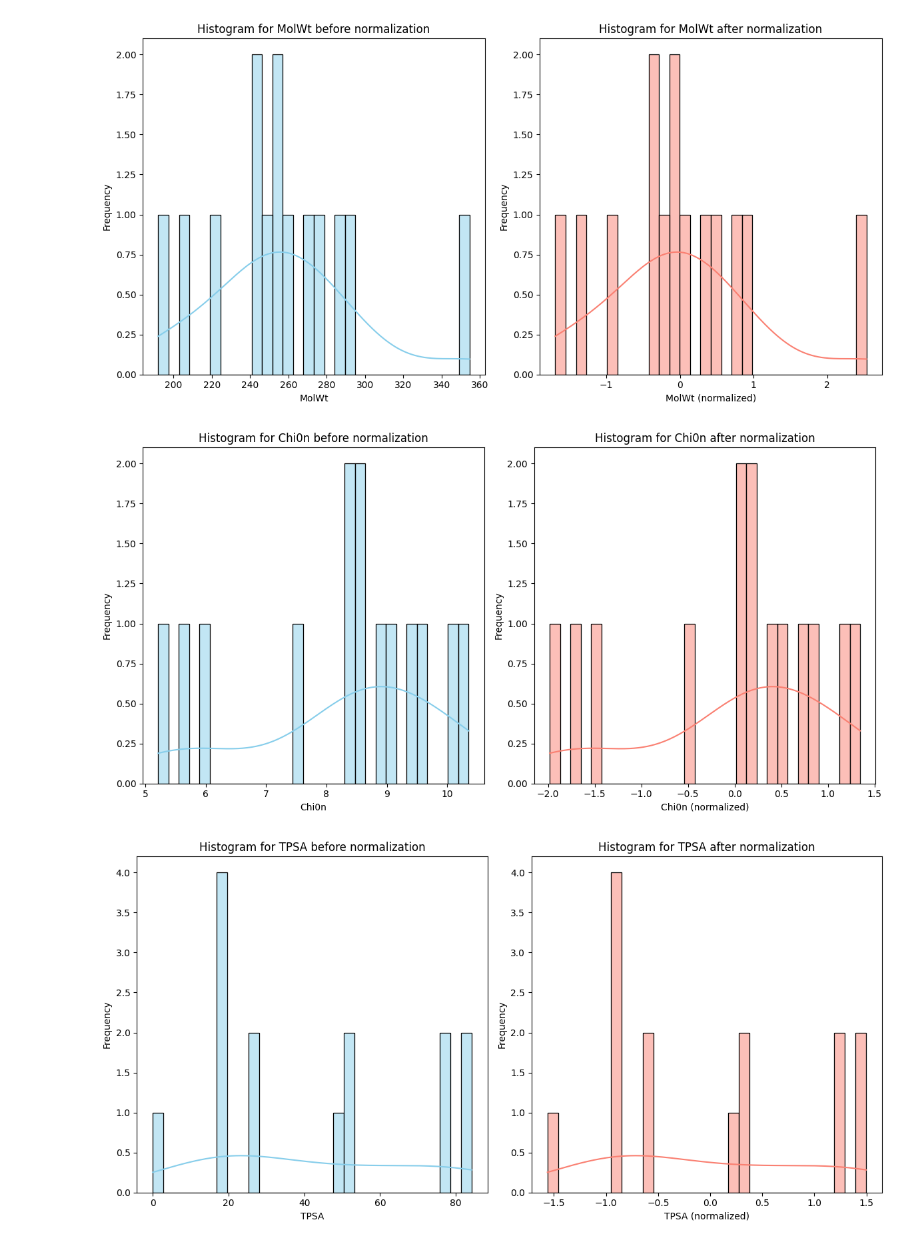
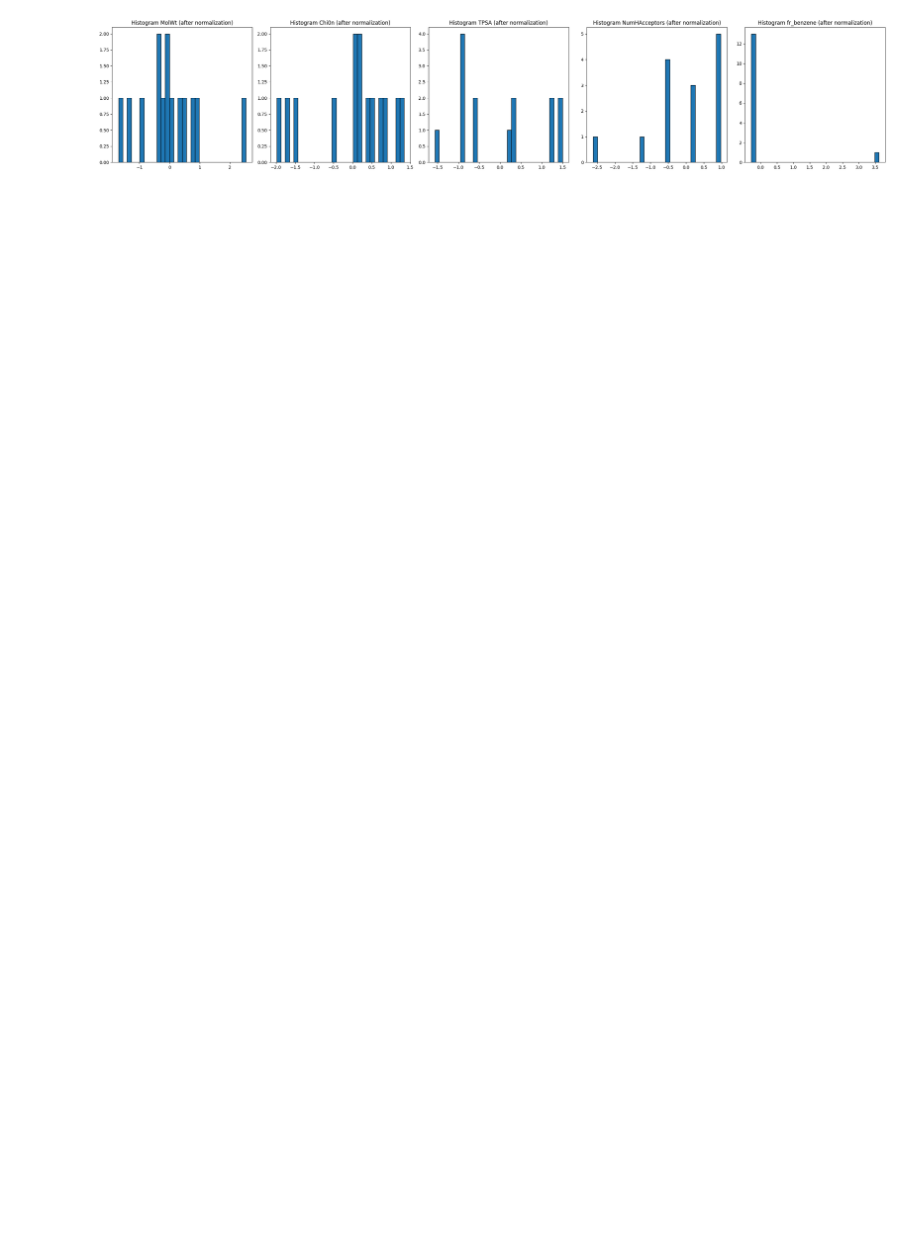
Before and after one commit to OlaBarczyk/Linear-Regression-Python-Portfolio, a Jupyter notebook: MyFirstNotebook.ipynb, the cells around one changed output. Saved outputs shown, nothing was run; the diff lists cells and outputs as text; code cells hidden in the pictures; blank space fills up the shorter version.

```diff
--- a/MyFirstNotebook.ipynb
+++ b/MyFirstNotebook.ipynb
@@ -64,3 +89,8 @@ data_normalized = pd.DataFrame(scaler.fit_transform(numeric_data), columns=numer
 # %%
-# Boxplots and histograms before and after normalization
-variables = ['MolWt', 'Chi0n', 'TPSA', 'NumHAcceptors', 'fr_benzene']
+# 2. Boxplots after normalization
+fig, axes = plt.subplots(1, len(variables), figsize=(5 * len(variables), 5))
+for ax, col in zip(axes, variables):
+    sns.boxplot(x=data_normalized[col], ax=ax)
+    ax.set_title(f'Boxplot {col} (after normalization)')
+plt.tight_layout()
+plt.show()
@@ -67,3 +99,9 @@ variables = ['MolWt', 'Chi0n', 'TPSA', 'NumHAcceptors', 'fr_benzene']
 # %%
-print(variables)
+# 3. Histograms before normalization
+fig, axes = plt.subplots(1, len(variables), figsize=(5 * len(variables), 5))
+for ax, col in zip(axes, variables):
+    ax.hist(data[col], bins=30, edgecolor='black')
+    ax.set_title(f'Histogram {col} (before normalization)')
+plt.tight_layout()
+plt.show()
 # %% [output]
@@ -71,23 +109,10 @@ print(variables)
 # %%
-for var in variables:
-    if var in data.columns and data[var].count() > 0:
-        plt.figure(figsize=(12, 6))
-        plt.subplot(1, 2, 1)
-        sns.histplot(data[var], kde=True, bins=30, color='skyblue')
-        plt.title(f'Histogram for {var} before normalization')
-        plt.xlabel(var)
-        plt.ylabel('Frequency')
-
-        plt.subplot(1, 2, 2)
-        sns.histplot(data_normalized[var], kde=True, bins=30, color='salmon')
-        plt.title(f'Histogram for {var} after normalization')
-        plt.xlabel(f'{var} (normalized)')
-        plt.ylabel('Frequency')
-        plt.tight_layout()
-        plt.show()
-    else:
-        print(f'Skipping {var} due to missing or invalid data.')
+# 4. Histograms after normalization
+fig, axes = plt.subplots(1, len(variables), figsize=(5 * len(variables), 5))
+for ax, col in zip(axes, variables):
+    ax.hist(data_normalized[col], bins=30, edgecolor='black')
+    ax.set_title(f'Histogram {col} (after normalization)')
+plt.tight_layout()
+plt.show()
 # %% [output]
-[figure, old version]
+[figure, new version]
-[figure, removed]
-[figure, removed]
```
Also changed, not shown: parts of 15 cells of this notebook.
